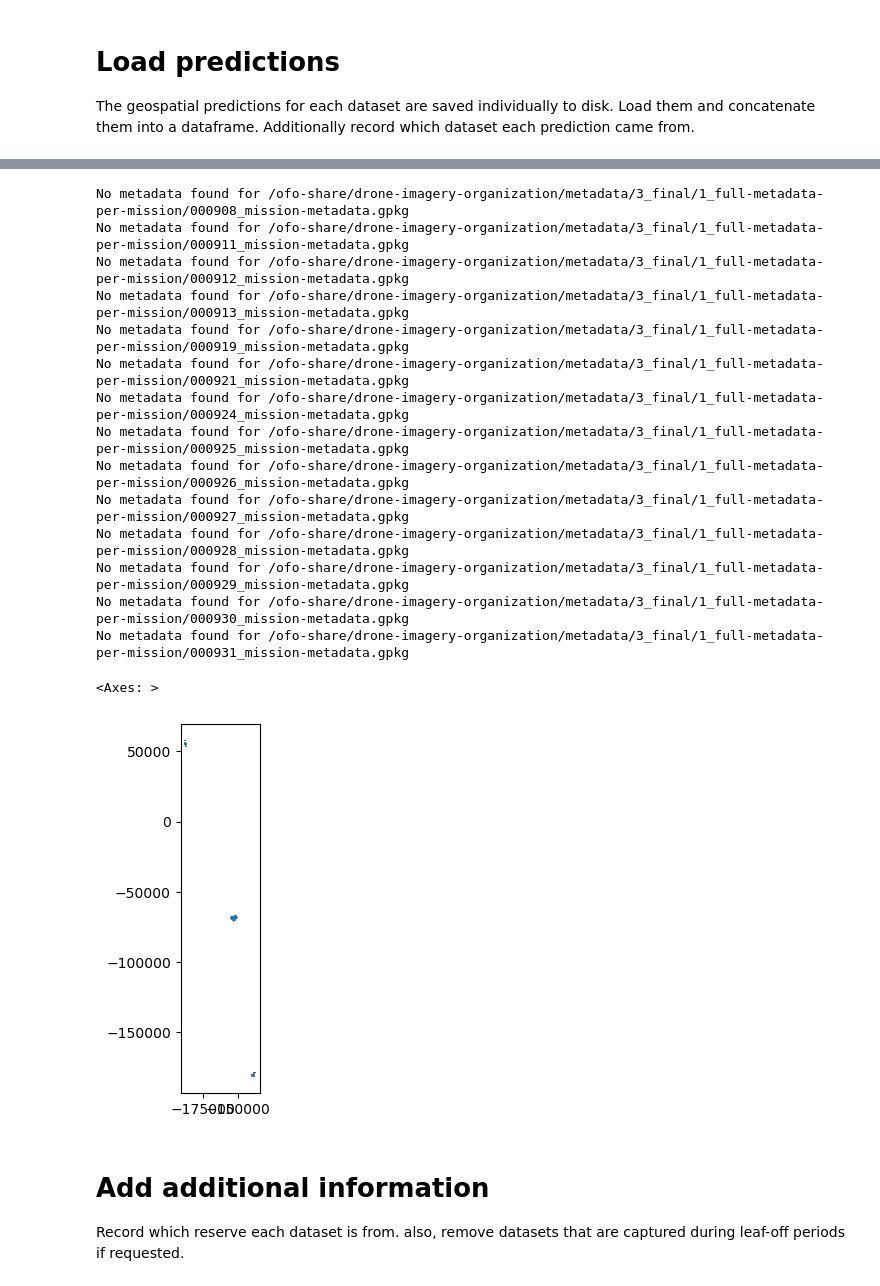
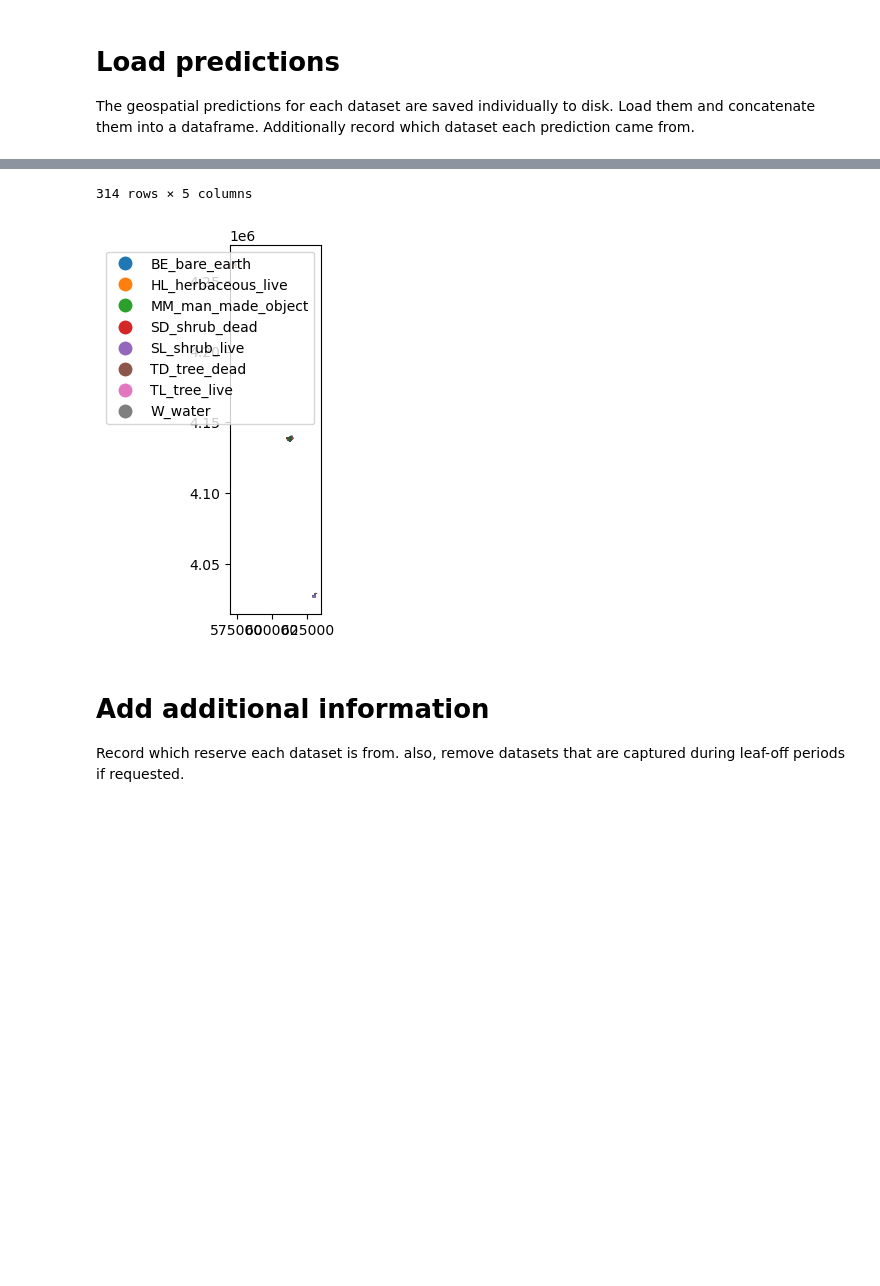
Before and after one commit to focal-lab/ucnrs-experiments, a Jupyter notebook: code/analysis/cover_change.ipynb, the cells around one changed output, grey strips where cells are left out. Drawn from its saved outputs; the diff is of its cells as text; code cells hidden in the pictures; blank space fills up the shorter version.

```diff
--- a/code/analysis/cover_change.ipynb
+++ b/code/analysis/cover_change.ipynb
@@ -80,7 +85,8 @@ RESERVE_BOUNDS.plot("reserve")
 # %%
-def plot_map(gdf, title=None, class_column="class_names"):
+def plot_map(gdf, title=None):
+    """Show the map, ensuring that colors are consistent across plots"""
     ax = gdf.plot(
-        class_column, cmap="tab10", vmin=-0.5, vmax=9.5, legend=True, categorical=False
+        "class_names", cmap="tab10", vmin=-0.5, vmax=9.5, legend=True, categorical=False, categories=CLASS_NAMES
     )
     if title is not None:
         ax.set_title(title)
@@ -91,11 +97,16 @@ def compute_standardized(
     shared_region: gpd.GeoDataFrame,
     reserve: str,
     year: int,
-    ensure_nonoverlapping=False,
+    ensure_nonoverlapping: bool = False,
 ):
+    """
+    Crop the predictions to the shared region, merge all instances of the same class, and optional
+    remove any overlaps between classes"""
     if len(preds) == 0:
         return None
 
+    # Make sure everything is in a projected CRS
+    preds = ensure_projected_CRS(preds)
     # Clip the geometry to the shared region
     print("About to clip")
     clipped = geofileops_clip(preds, shared_region)
@@ -103,11 +114,10 @@ def compute_standardized(
     # Whether we want to ensure no class regions overlap
     if ensure_nonoverlapping:
         print("About to merge by voting")
-        subset = merge_classified_polygons_by_voting(clipped, "class_ID")
+        subset = merge_classified_polygons_by_voting(clipped, "class_names")
+        # Add back the ID column
+        subset["class_ID"] = [CLASS_NAMES.index(c) for c in subset["class_names"].to_list()]
         # The class names are dropped in this process, so add them back in
-        class_names_numpy = np.array(CLASS_NAMES)
-        class_IDs = subset["class_ID"].astype(float).astype(int).tolist()
-        subset["class_names"] = class_names_numpy[class_IDs]
         print("Done merging")
     else:
         # Dissolve all instances of the same class across all predicted datasets
@@ -119,8 +129,6 @@ def compute_standardized(
     plot_map(subset, title=f"{year}: after clipping")
     plt.savefig(Path(f"../../data/vis/final_cover_{reserve}_{year}.png"))
 
-    # Make sure this is in a projected CRS
-    subset = ensure_projected_CRS(subset)
     # Clean up the geometry
     subset.geometry = subset.buffer(0)
     # Compute the area fraction
@@ -218,6 +226,9 @@ for pred_file in pred_files:
 
 all_preds = pd.concat(preds)
 # All the preds are in lat-lon. Convert to a more appropriate CRS for geometric operations.
-all_preds.to_crs(WORKING_CRS, inplace=True)
-all_preds.plot()
+all_preds = ensure_projected_CRS(all_preds)
+# Convert the class_ID field from float to int
+all_preds["class_ID"] = all_preds["class_ID"].astype(int)
+plot_map(all_preds)
+display(all_preds)
 # %% [output]
@@ -224,19 +247,5 @@ all_preds.plot()
-No metadata found for /ofo-share/drone-imagery-organization/metadata/3_final/1_full-metadata-per-mission/000908_mission-metadata.gpkg
-No metadata found for /ofo-share/drone-imagery-organization/metadata/3_final/1_full-metadata-per-mission/000911_mission-metadata.gpkg
-No metadata found for /ofo-share/drone-imagery-organization/metadata/3_final/1_full-metadata-per-mission/000912_mission-metadata.gpkg
-No metadata found for /ofo-share/drone-imagery-organization/metadata/3_final/1_full-metadata-per-mission/000913_mission-metadata.gpkg
-No metadata found for /ofo-share/drone-imagery-organization/metadata/3_final/1_full-metadata-per-mission/000919_mission-metadata.gpkg
-No metadata found for /ofo-share/drone-imagery-organization/metadata/3_final/1_full-metadata-per-mission/000921_mission-metadata.gpkg
-No metadata found for /ofo-share/drone-imagery-organization/metadata/3_final/1_full-metadata-per-mission/000924_mission-metadata.gpkg
-No metadata found for /ofo-share/drone-imagery-organization/metadata/3_final/1_full-metadata-per-mission/000925_mission-metadata.gpkg
-No metadata found for /ofo-share/drone-imagery-organization/metadata/3_final/1_full-metadata-per-mission/000926_mission-metadata.gpkg
-No metadata found for /ofo-share/drone-imagery-organization/metadata/3_final/1_full-metadata-per-mission/000927_mission-metadata.gpkg
-No metadata found for /ofo-share/drone-imagery-organization/metadata/3_final/1_full-metadata-per-mission/000928_mission-metadata.gpkg
-No metadata found for /ofo-share/drone-imagery-organization/metadata/3_final/1_full-metadata-per-mission/000929_mission-metadata.gpkg
-No metadata found for /ofo-share/drone-imagery-organization/metadata/3_final/1_full-metadata-per-mission/000930_mission-metadata.gpkg
-No metadata found for /ofo-share/drone-imagery-organization/metadata/3_final/1_full-metadata-per-mission/000931_mission-metadata.gpkg
+314 rows × 5 columns
-<Axes: >
-[figure, old version]
+[figure, new version]
 # %% [markdown]
 # Add additional information
 Record which reserve each dataset is from. also, remove datasets that are captured during leaf-off periods if requested.
```
Also changed, not shown: parts of 14 cells of this notebook.
